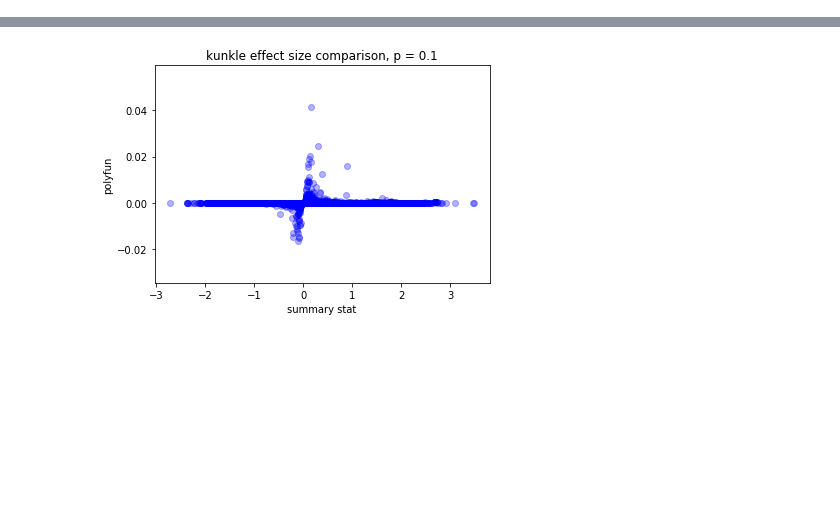
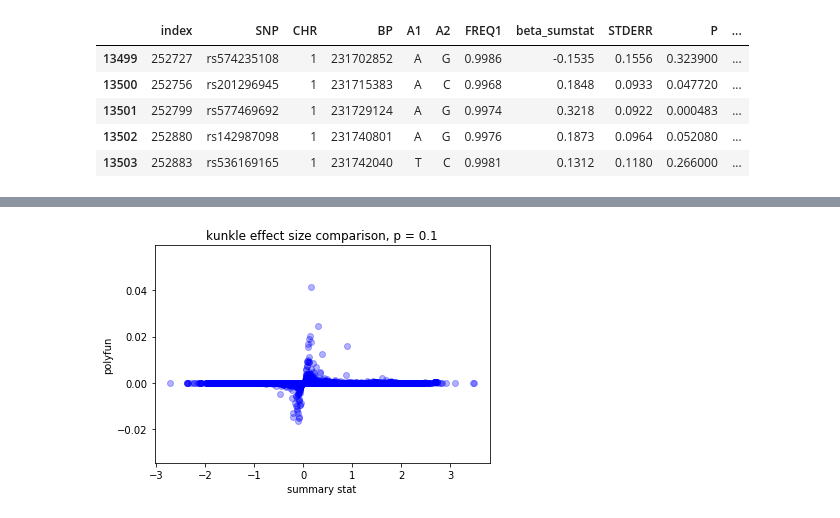
Before and after one commit to teresa-sansan/ADSP_polyfun, a Jupyter notebook: analysis/check_sumstat_beta.ipynb, the cells around one changed output, grey strips where cells are left out. Saved outputs shown, nothing was run; the diff lists cells and outputs as text; code cells hidden in the pictures; blank space fills up the shorter version.

```diff
--- a/analysis/check_sumstat_beta.ipynb
+++ b/analysis/check_sumstat_beta.ipynb
@@ -34,0 +110,9 @@ merge_bellenguez.beta_polyfun = merge_bellenguez.beta_polyfun.astype(float) ## b
+# %%
+CHR1.tail()
+# %% [output]
+|  | index | SNP | CHR | BP | A1 | A2 | FREQ1 | beta_sumstat | STDERR | P | ... |
+| 13499 | 252727 | rs574235108 | 1 | 231702852 | A | G | 0.9986 | -0.1535 | 0.1556 | 0.323900 | ... |
+| 13500 | 252756 | rs201296945 | 1 | 231715383 | A | C | 0.9968 | 0.1848 | 0.0933 | 0.047720 | ... |
+| 13501 | 252799 | rs577469692 | 1 | 231729124 | A | G | 0.9974 | 0.3218 | 0.0922 | 0.000483 | ... |
+| 13502 | 252880 | rs142987098 | 1 | 231740801 | A | G | 0.9976 | 0.1873 | 0.0964 | 0.052080 | ... |
+| 13503 | 252883 | rs536169165 | 1 | 231742040 | T | C | 0.9981 | 0.1312 | 0.1180 | 0.266000 | ... |
```
Also changed, not shown: parts of 13 cells of this notebook.
